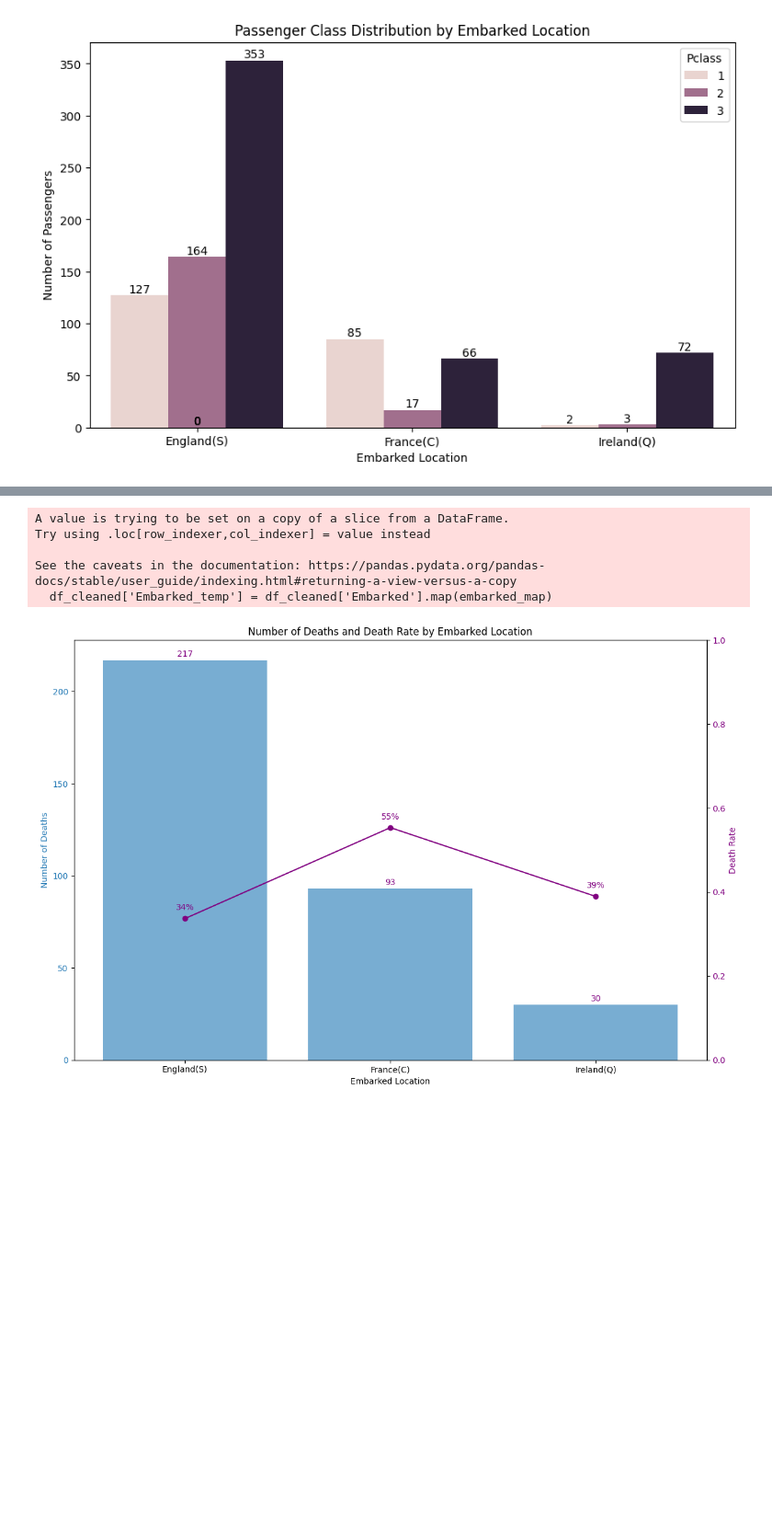
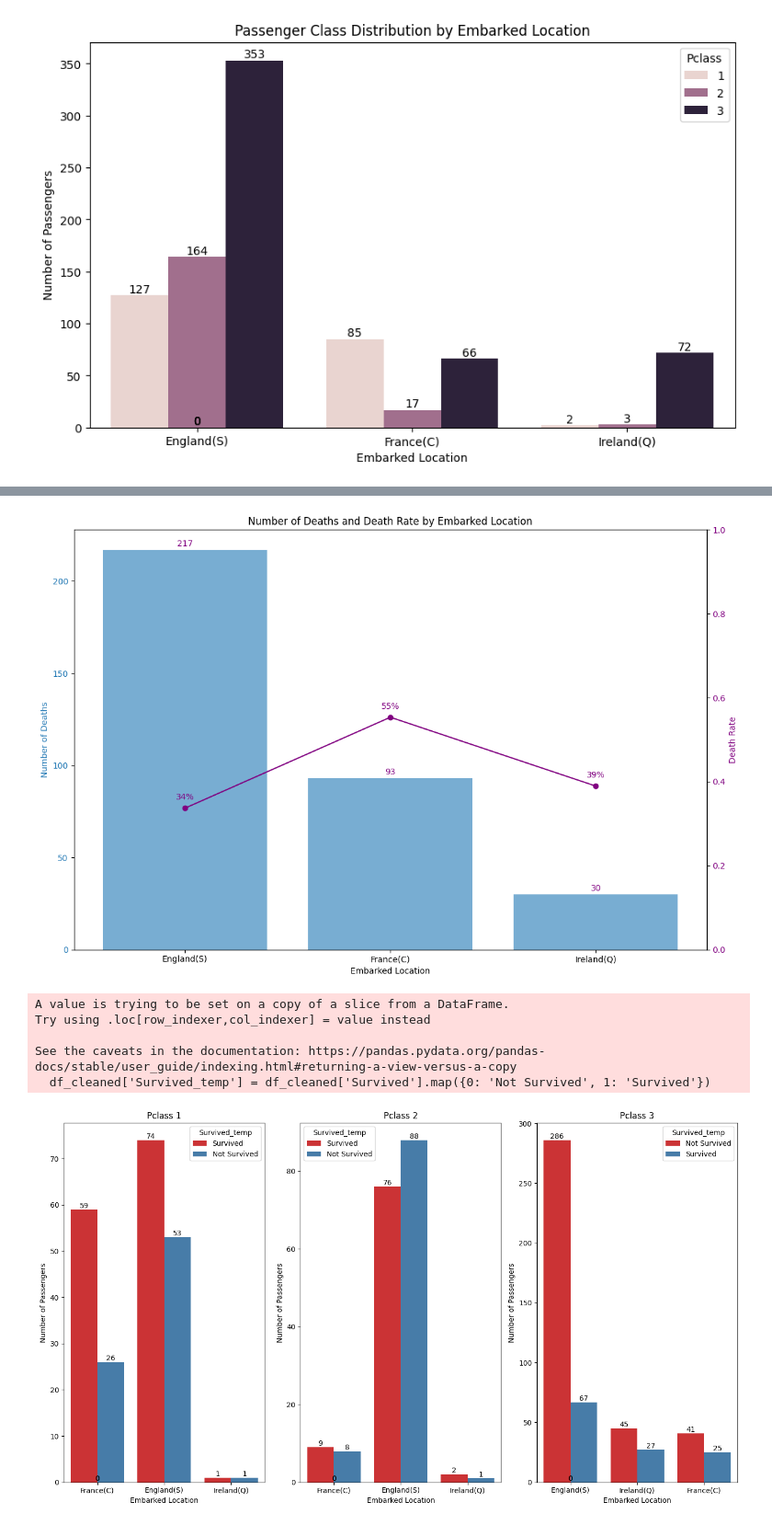
Before and after one commit to taelyne/titanic, a Jupyter notebook: titanic_2.ipynb, the cells around one changed output, grey strips where cells are left out. Shown: that part at 92% size. Saved outputs shown, nothing was run; the diff lists cells and outputs as text; code cells hidden in the pictures; blank space fills up the shorter version.

```diff
--- a/titanic_2.ipynb
+++ b/titanic_2.ipynb
@@ -218,16 +183,6 @@ Passing `palette` without assigning `hue` is deprecated and will be removed in v
   ax = sns.barplot(data=death_counts, x='Embarked Location', y='Number of Deaths', palette='viridis')
 [figure]
 # %%
-# 값 치환을 위한 딕셔너리 정의
-embarked_map = {
-    'C': 'France(C)',
-    'Q': 'Ireland(Q)',
-    'S': 'England(S)'
-}
-
-# 임시로 치환된 값을 생성
-df_cleaned['Embarked_temp'] = df_cleaned['Embarked'].map(embarked_map)
-
 # 사망자 수와 총 탑승자 수를 계산
 grouped = df_cleaned.groupby('Embarked_temp').agg(
     total_passengers=('PassengerId', 'size'),
@@ -284,9 +239,43 @@ plt.title('Number of Deaths and Death Rate by Embarked Location')
 fig.tight_layout()  # 자동 레이아웃 조정
 plt.show()
 # %% [output]
-A value is trying to be set on a copy of a slice from a DataFrame.
-Try using .loc[row_indexer,col_indexer] = value instead
-
-See the caveats in the documentation: https://pandas.pydata.org/pandas-docs/stable/user_guide/indexing.html#returning-a-view-versus-a-copy
-  df_cleaned['Embarked_temp'] = df_cleaned['Embarked'].map(embarked_map)
 [figure]
+# %%
+# Survived 열을 'Survived'와 'Not Survived'로 변환
+df_cleaned['Survived_temp'] = df_cleaned['Survived'].map({0: 'Not Survived', 1: 'Survived'})
+
+# 그래프 생성
+plt.figure(figsize=(14, 8))
+
+# 승객 등급별 서브플롯 생성
+for pclass in df_cleaned['Pclass'].unique():
+    plt.subplot(1, 3, pclass)  # 1행 3열의 서브플롯, 현재 Pclass는 1, 2, 3입니다.
+    subset = df_cleaned[df_cleaned['Pclass'] == pclass]
+    ax = sns.countplot(data=subset, x='Embarked_temp', hue='Survived_temp', palette='Set1')
+
+    # 각 막대 위에 수치 추가
+    for patch in ax.patches:
+        height = patch.get_height()
+        ax.text(
+            patch.get_x() + patch.get_width() / 2,  # x 좌표: 막대의 중앙
+            height,  # y 좌표: 막대의 높이
+            f'{int(height)}',  # 표시할 텍스트
+            ha='center',  # 텍스트 정렬
+            va='bottom',  # 텍스트 위치
+            fontsize=10,  # 텍스트 크기
+            color='black'  # 텍스트 색상
+        )
+
+    plt.title(f'Pclass {pclass}')
+    plt.xlabel('Embarked Location')
+    plt.ylabel('Number of Passengers')
+
+plt.tight_layout()
+plt.show()
+# %% [output]
+A value is trying to be set on a copy of a slice from a DataFrame.
+Try using .loc[row_indexer,col_indexer] = value instead
+
+See the caveats in the documentation: https://pandas.pydata.org/pandas-docs/stable/user_guide/indexing.html#returning-a-view-versus-a-copy
+  df_cleaned['Survived_temp'] = df_cleaned['Survived'].map({0: 'Not Survived', 1: 'Survived'})
+[figure, added]
```
Also changed, not shown: parts of 3 cells of this notebook.
